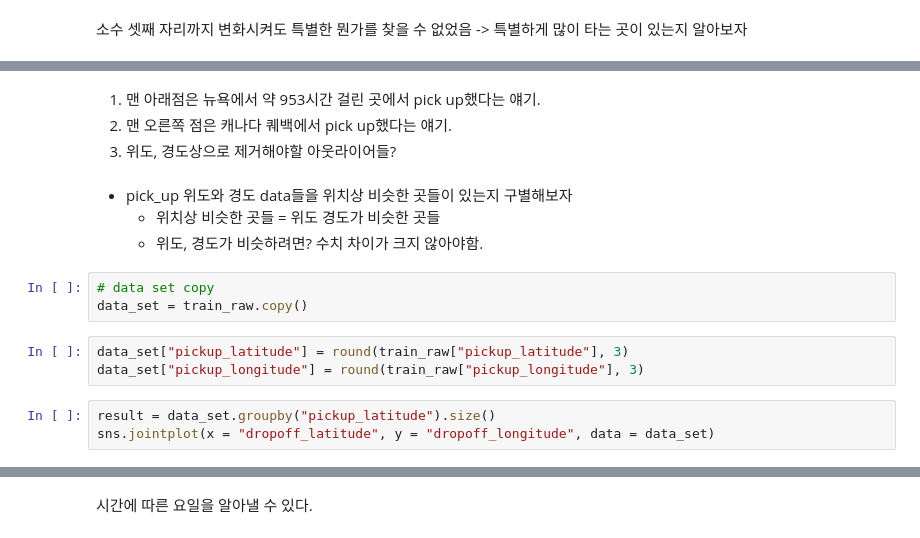
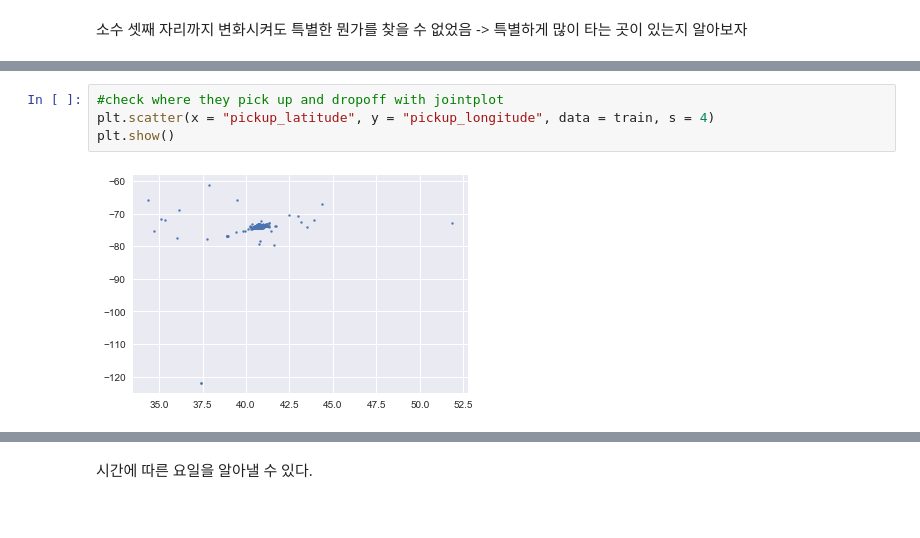
Before and after one commit to KANG91/dss-project-taxi, a Jupyter notebook: Kang/EDA_KANG.ipynb, the cells around one changed output, grey strips where cells are left out. Saved outputs shown, nothing was run; the diff lists cells and outputs as text.

```diff
--- a/Kang/EDA_KANG.ipynb
+++ b/Kang/EDA_KANG.ipynb
@@ -98,17 +171,6 @@ sns.jointplot(x = "pickup_latitude", y = "pickup_longitude", data = train_set)
-# %% [markdown]
-1. 맨 아래점은 뉴욕에서 약 953시간 걸린 곳에서 pick up했다는 얘기.
-2. 맨 오른쪽 점은 캐나다 퀘백에서 pick up했다는 얘기.
-3. 위도, 경도상으로 제거해야할 아웃라이어들?
-# %% [markdown]
-- pick_up 위도와 경도 data들을 위치상 비슷한 곳들이 있는지 구별해보자
-    - 위치상 비슷한 곳들 = 위도 경도가 비슷한 곳들
-    - 위도, 경도가 비슷하려면? 수치 차이가 크지 않아야함.
-# %%
-# data set copy
-data_set = train_raw.copy()
-# %%
-data_set["pickup_latitude"] = round(train_raw["pickup_latitude"], 3)
-data_set["pickup_longitude"] = round(train_raw["pickup_longitude"], 3)
-# %%
-result = data_set.groupby("pickup_latitude").size()
-sns.jointplot(x = "dropoff_latitude", y = "dropoff_longitude", data = data_set)
+# %%
+#check where they pick up and dropoff with jointplot
+plt.scatter(x = "pickup_latitude", y = "pickup_longitude", data = train, s = 4)
+plt.show()
+# %% [output]
+[figure, added]
```
Also changed, not shown: parts of 54 cells of this notebook, 1 other file.
